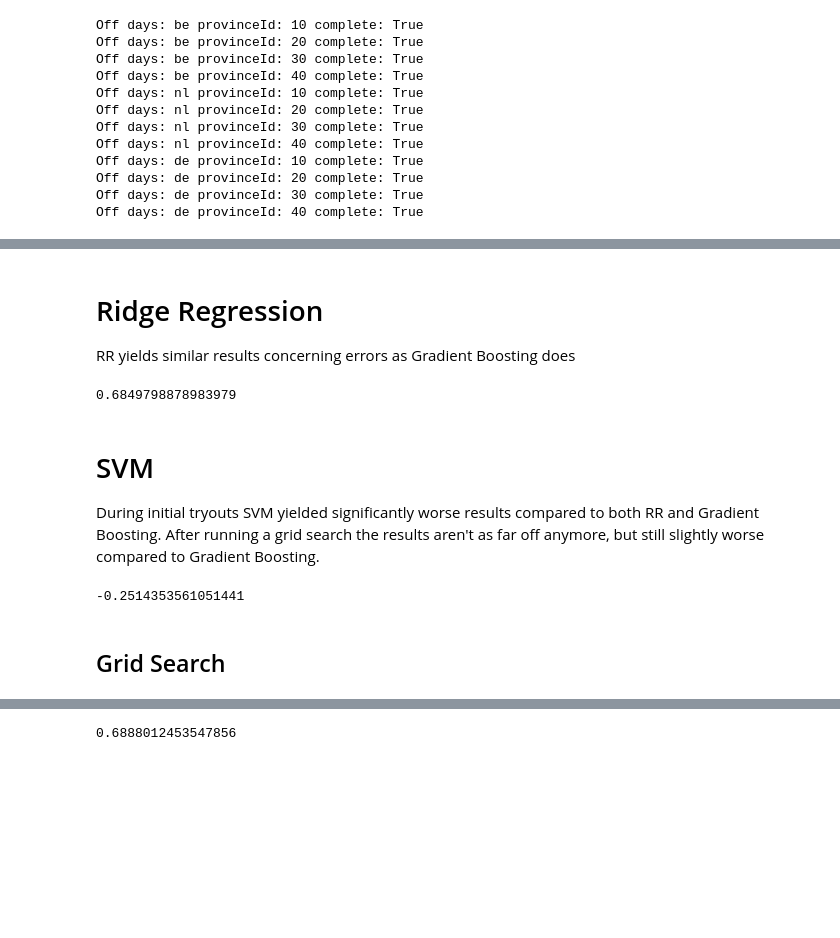
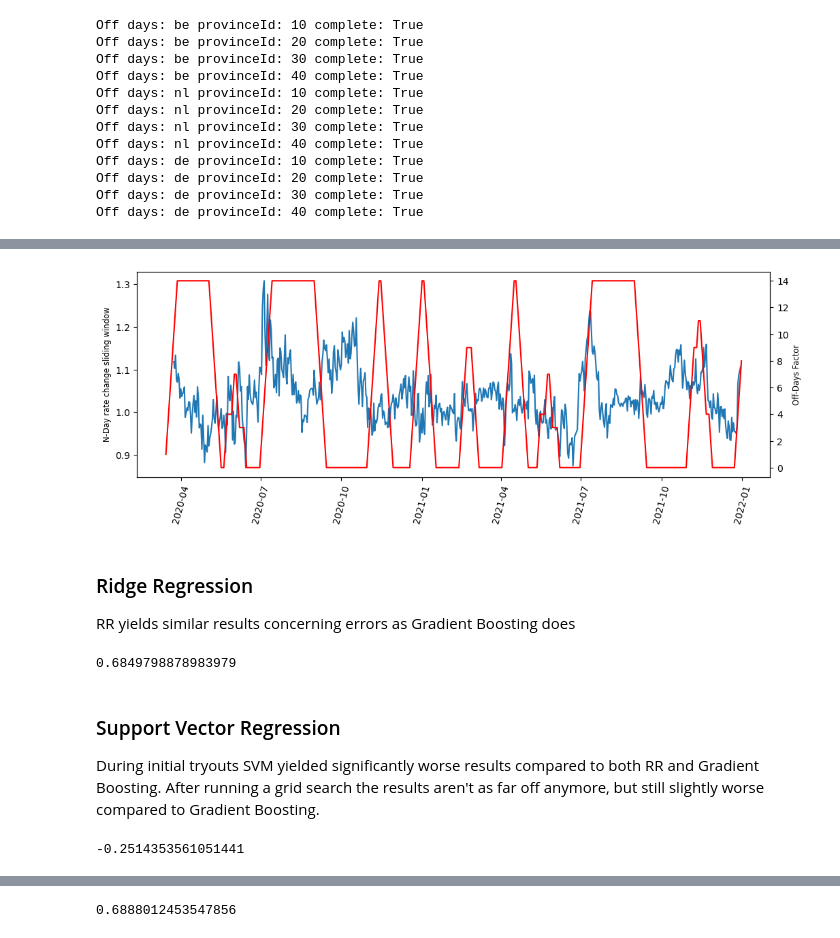
Before and after one commit to GruenerT/DS2_EMR_CoViD_eval, a Jupyter notebook: Seminar_CoViD_tristate_comparison.ipynb, the cells around one changed output, grey strips where cells are left out. Drawn from its saved outputs; the diff is of its cells as text; code cells hidden in the pictures; blank space fills up the shorter version.

```diff
--- a/Seminar_CoViD_tristate_comparison.ipynb
+++ b/Seminar_CoViD_tristate_comparison.ipynb
@@ -158,5 +177,9 @@ Off days: de provinceId: 40 complete: True
+# %%
+plotOffDaysFactor(emr_df.loc[emr_df.Province_Id == 10], be_ref_df)
+# %% [output]
+[figure, added]
 # %% [markdown]
-# Ridge Regression
+### Ridge Regression
 
 RR yields similar results concerning errors as Gradient Boosting does
 # %%
@@ -175,7 +198,7 @@ gbtReg.score(X_test, y_test) # R2
 # %% [output]
 0.6849798878983979
 # %% [markdown]
-# SVM
+### Support Vector Regression
 During initial tryouts SVM yielded significantly worse results compared to both RR and Gradient Boosting.
 After running a grid search the results aren't as far off anymore, but still slightly worse compared to Gradient Boosting.
 # %%
@@ -189,5 +212,3 @@ regr.fit(X_train, y_train)
 regr.score(X_test, y_test) # R2
 # %% [output]
 -0.2514353561051441
-# %% [markdown]
-## Grid Search
```
Also changed, not shown: parts of 31 cells of this notebook, 3 other files.
